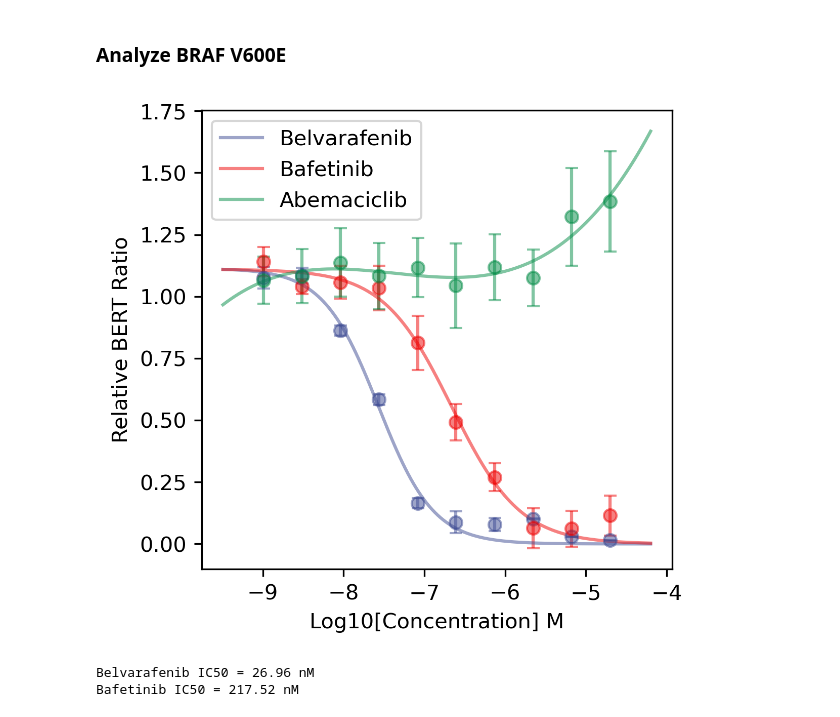
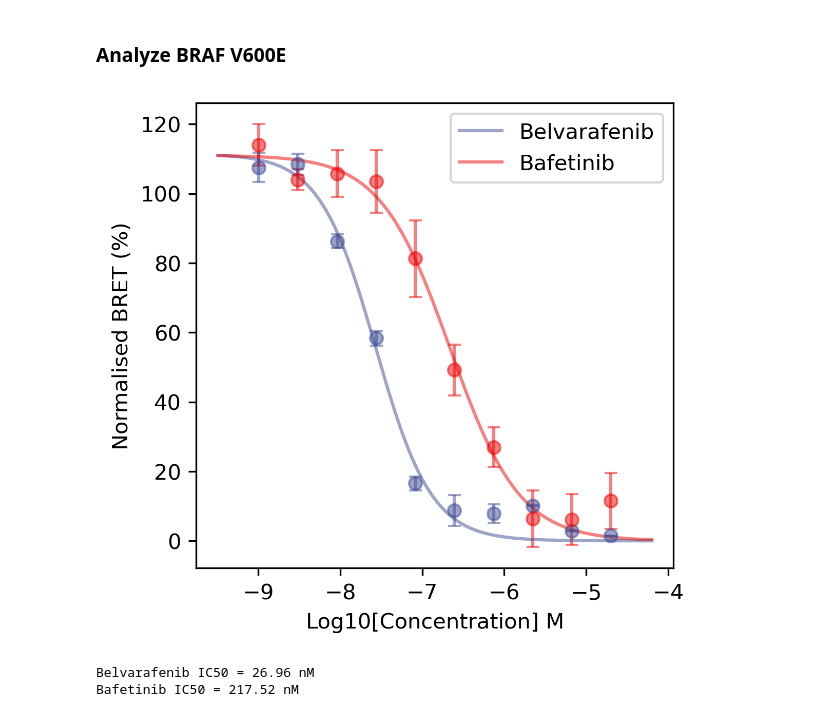
Before and after one commit to hcji/MAPS-iTSA, a Jupyter notebook: notebook/12_nanobert_lineplot.ipynb, the cells around one changed output. Cells and saved outputs as stored; diff of their text form; code cells hidden in the pictures.

Commit message:
update fig label

```diff
--- a/notebook/12_nanobert_lineplot.ipynb
+++ b/notebook/12_nanobert_lineplot.ipynb
@@ -72,38 +72,38 @@ raw_data_braf = pd.read_excel('nanobert/NanoBREAT_202303_BRAF.xlsx', sheet_name=
 x = np.array(raw_data_braf.iloc[3:,1]).astype(float)
 
 y_belv = np.array(raw_data_braf.iloc[3:, 11:14]).astype(float)
-y_belv /= np.array(raw_data_braf.iloc[2, 11:14]).astype(float)
+y_belv /= np.array(raw_data_braf.iloc[2, 11:14]).astype(float) / 100
 y_belv_mean = np.mean(y_belv, axis = 1)
 y_belv_sd = np.std(y_belv, axis = 1)
 
 y_bafe = np.array(raw_data_braf.iloc[3:, 2:5]).astype(float)
-y_bafe /= np.array(raw_data_braf.iloc[2, 2:5]).astype(float)
+y_bafe /= np.array(raw_data_braf.iloc[2, 2:5]).astype(float) / 100
 y_bafe_mean = np.mean(y_bafe, axis = 1)
 y_bafe_sd = np.std(y_bafe, axis = 1)
 
 y_abem = np.array(raw_data_braf.iloc[3:, 6:9]).astype(float)
-y_abem /= np.array(raw_data_braf.iloc[2, 6:9]).astype(float)
+y_abem /= np.array(raw_data_braf.iloc[2, 6:9]).astype(float) / 100
 y_abem_mean = np.mean(y_abem, axis = 1)
 y_abem_sd = np.std(y_abem, axis = 1)
 # %%
 x0 = np.arange(np.min(x) - 0.5, np.max(x) + 0.5, 0.001)
 popt1, pcov1 = curve_fit(sigmoidal_curve, list(x) , list(y_belv_mean), maxfev=10000)
 popt2, pcov2 = curve_fit(sigmoidal_curve, list(x), list(y_bafe_mean), maxfev=10000)
-popt3 = np.poly1d(np.polyfit(x, y_abem_mean, 3))
+# popt3 = np.poly1d(np.polyfit(x, y_abem_mean, 3))
 
 plt.figure(figsize=(4, 4), dpi=300)
 plt.plot(x0, sigmoidal_curve(x0, *popt1), label='Belvarafenib', color='#3B49927F')
 plt.plot(x0, sigmoidal_curve(x0, *popt2), label='Bafetinib', color='#EE00007F')
-plt.plot(x0, popt3(x0), label='Abemaciclib', color='#008B457F')
+# plt.plot(x0, popt3(x0), label='Abemaciclib', color='#008B457F')
 plt.errorbar(x, y_belv_mean, yerr=y_belv_sd, fmt='o', capsize=3, color='#3B49927F')
 plt.errorbar(x, y_bafe_mean, yerr=y_bafe_sd, fmt='o', capsize=3, color='#EE00007F')
-plt.errorbar(x, y_abem_mean, yerr=y_abem_sd, fmt='o', capsize=3, color='#008B457F')
+# plt.errorbar(x, y_abem_mean, yerr=y_abem_sd, fmt='o', capsize=3, color='#008B457F')
 plt.legend()
 plt.xlabel("Log10[Concentration] M")
-plt.ylabel("Relative BERT Ratio")
+plt.ylabel("Normalised BRET (%)")
 plt.show()
 # %% [output]
-[figure, old version]
+[figure, new version]
 # %%
 # Extract the IC50 value
 ic50_1 = 10 ** popt1[1] * 10 ** 9
```
Also changed, not shown: parts of 5 cells of this notebook, 1 other file.
